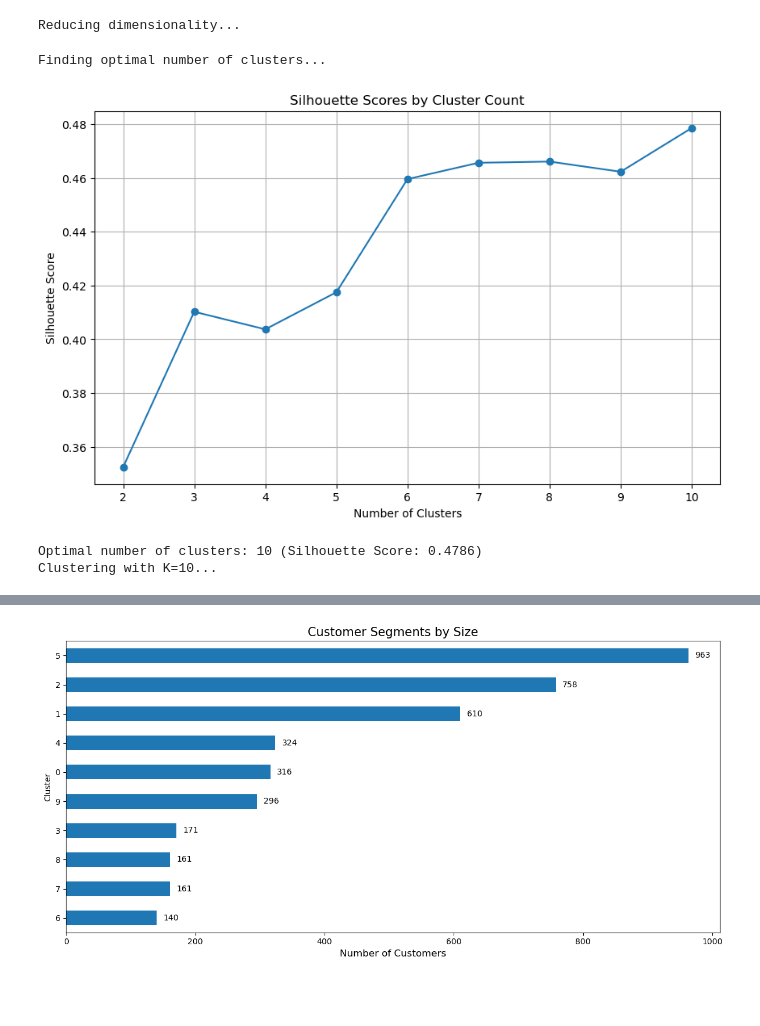
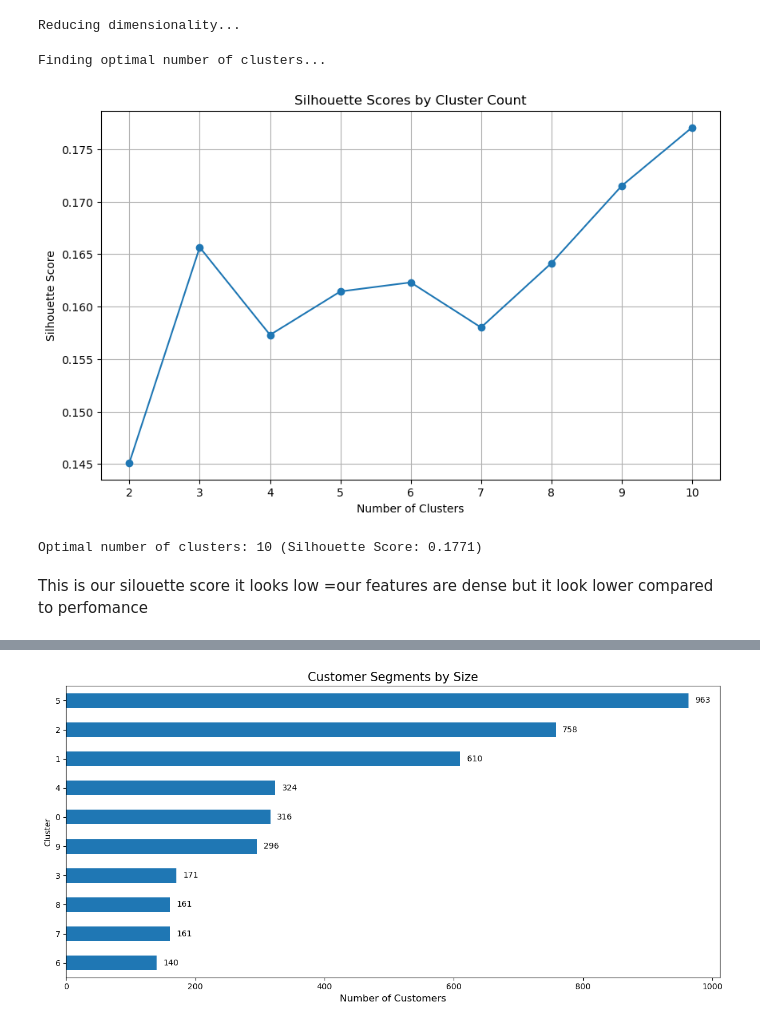
Before and after one commit to CassandraMaldonado/ML_customer_clustering, a Jupyter notebook: LLM_KMeans.ipynb, the cells around one changed output, grey strips where cells are left out. Drawn from its saved outputs; the diff is of its cells as text; code cells hidden in the pictures; blank space fills up the shorter version.

```diff
--- a/LLM_KMeans.ipynb
+++ b/LLM_KMeans.ipynb
@@ -107,6 +107,12 @@ print(df[['customer_profile']].head())
 2  Profile:\n- Customer: A Male aged 50 years.\n-...
 3  Profile:\n- Customer: A Male aged 21 years.\n-...
 4  Profile:\n- Customer: A Male aged 45 years.\n-...
+# %%
+numeric_cols = ['Age', 'Purchase Amount (USD)', 'Review Rating', 'Previous Purchases', 'Purchase_Frequency']
+scaler = StandardScaler()
+numeric_scaled = scaler.fit_transform(df[numeric_cols])
+
+combined_features = np.hstack((embeddings, numeric_scaled))
 # %%
 import umap.umap_ as umap
 
@@ -119,40 +125,42 @@ Reducing dimensionality...
 # %%
 # Determine optimal number of clusters
 print("Finding optimal number of clusters...")
 silhouette_scores = []
 for k in range(2, 11):
     kmeans = KMeans(n_clusters=k, random_state=42, n_init=10)
-    cluster_labels = kmeans.fit_predict(umap_embeddings)
-    silhouette_scores.append(silhouette_score(umap_embeddings, cluster_labels))
+    cluster_labels = kmeans.fit_predict(combined_features)
+    silhouette_scores.append(silhouette_score(combined_features, cluster_labels))
 
 # Silhouette scores
 plt.figure(figsize=(10, 6))
 plt.plot(range(2, 11), silhouette_scores, 'o-')
 plt.xlabel('Number of Clusters')
 plt.ylabel('Silhouette Score')
 plt.title('Silhouette Scores by Cluster Count')
 plt.grid(True)
 plt.savefig('llm_silhouette_scores.png')
 # %% [output]
 Finding optimal number of clusters...
-[figure, old version]
+[figure, new version]
 # %%
 # Best K based on silhouette score
-best_k = np.argmax(silhouette_scores) + 2
-print(f"Optimal number of clusters: {best_k} (Silhouette Score: {silhouette_scores[best_k-2]:.4f})")
+#best_k = np.argmax(silhouette_scores) + 2
+#print(f"Optimal number of clusters: {best_k} (Silhouette Score: {silhouette_scores[best_k-2]:.4f})")
 
 # K-means with optimal K
-print(f"Clustering with K={best_k}...")
+#print(f"Clustering with K={best_k}...")
+#kmeans = KMeans(n_clusters=best_k, random_state=42, n_init=10)
+#df['Cluster'] = kmeans.fit_predict(embeddings)
+
+# Best k = 10
+best_k = 10
 kmeans = KMeans(n_clusters=best_k, random_state=42, n_init=10)
-df['Cluster'] = kmeans.fit_predict(embeddings)
-
-# Best k = 5
-best_k = 6
-kmeans = KMeans(n_clusters=best_k, random_state=42, n_init=10)
-df['Cluster'] = kmeans.fit_predict(umap_embeddings)
+df['Cluster'] = kmeans.fit_predict(combined_features)
+print(f"Optimal number of clusters: {best_k} (Silhouette Score: {silhouette_scores[best_k-2]:.4f})")
 # %% [output]
-Optimal number of clusters: 10 (Silhouette Score: 0.4786)
-Clustering with K=10...
+Optimal number of clusters: 10 (Silhouette Score: 0.1771)
+# %% [markdown]
+This is our silouette score it looks low =our features are dense but it look lower compared to perfomance
 # %%
 # 2D UMAP projection for visualization
 viz_reducer = umap.UMAP(n_components=2, metric='cosine', random_state=42)
```
Also changed, not shown: parts of 4 cells of this notebook, 3 other files.
